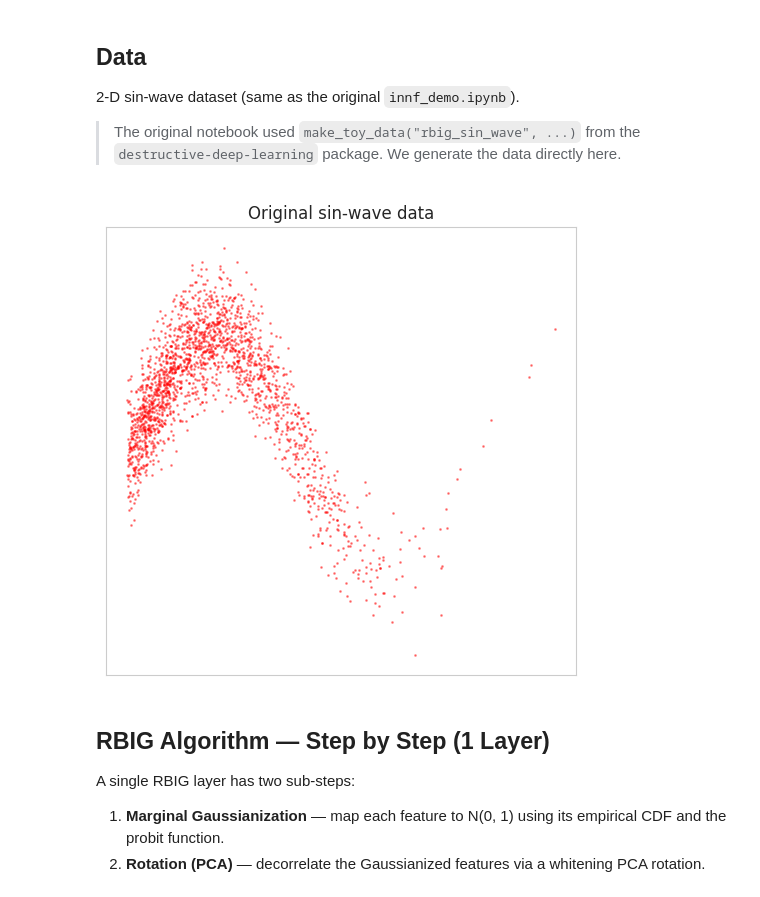
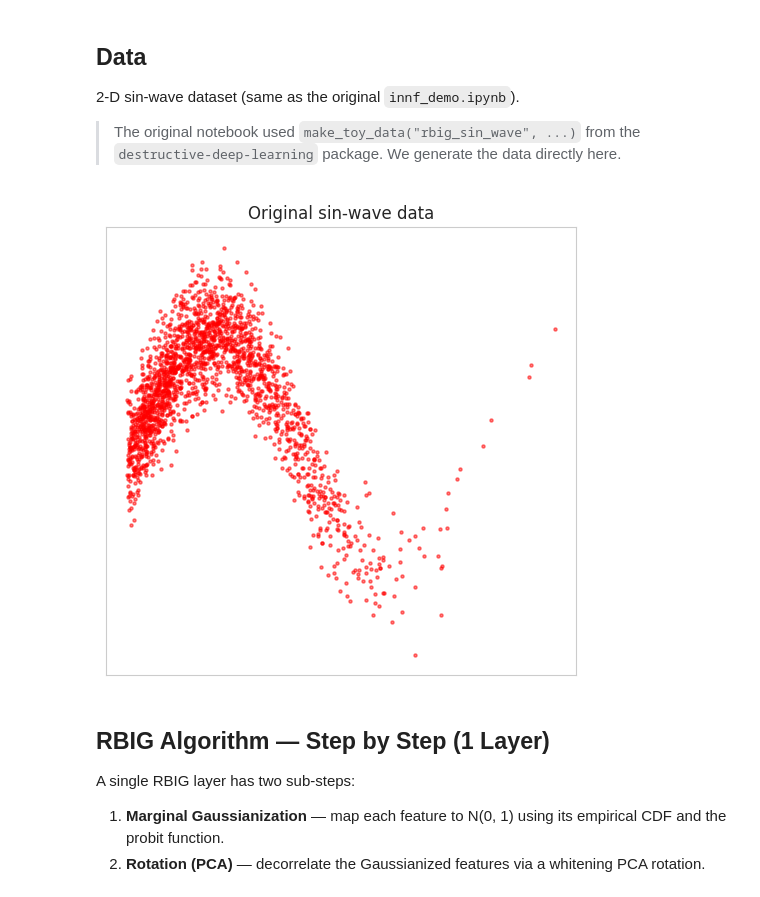
Before and after one commit to jejjohnson/rbig, a Jupyter notebook: docs/notebooks/08_innf_demo.ipynb, the cells around one changed output. Drawn from its saved outputs; the diff is of its cells as text; code cells hidden in the pictures.

```diff
--- a/docs/notebooks/08_innf_demo.ipynb
+++ b/docs/notebooks/08_innf_demo.ipynb
@@ -29,21 +29,21 @@ sns.set_style("whitegrid")
 # %%
 seed = 123
 rng = np.random.RandomState(seed=seed)
 n_samples = 2_000
 
 x = np.abs(2 * rng.randn(1, n_samples))
 y = np.sin(x) + 0.25 * rng.randn(1, n_samples)
 X = np.vstack((x, y)).T
 
 fig, ax = plt.subplots(figsize=(5, 5))
-ax.scatter(X[:, 0], X[:, 1], s=1, c="red", alpha=0.4)
+ax.scatter(X[:, 0], X[:, 1], s=5, c="red", alpha=0.5)
 ax.set_xticks([])
 ax.set_yticks([])
 ax.set_title("Original sin-wave data")
 plt.tight_layout()
 plt.show()
 # %% [output]
-[figure, old version]
+[figure, new version]
 # %% [markdown]
 ## RBIG Algorithm — Step by Step (1 Layer)
 
```
Also changed, not shown: parts of 3 cells of this notebook, 13 other files.
